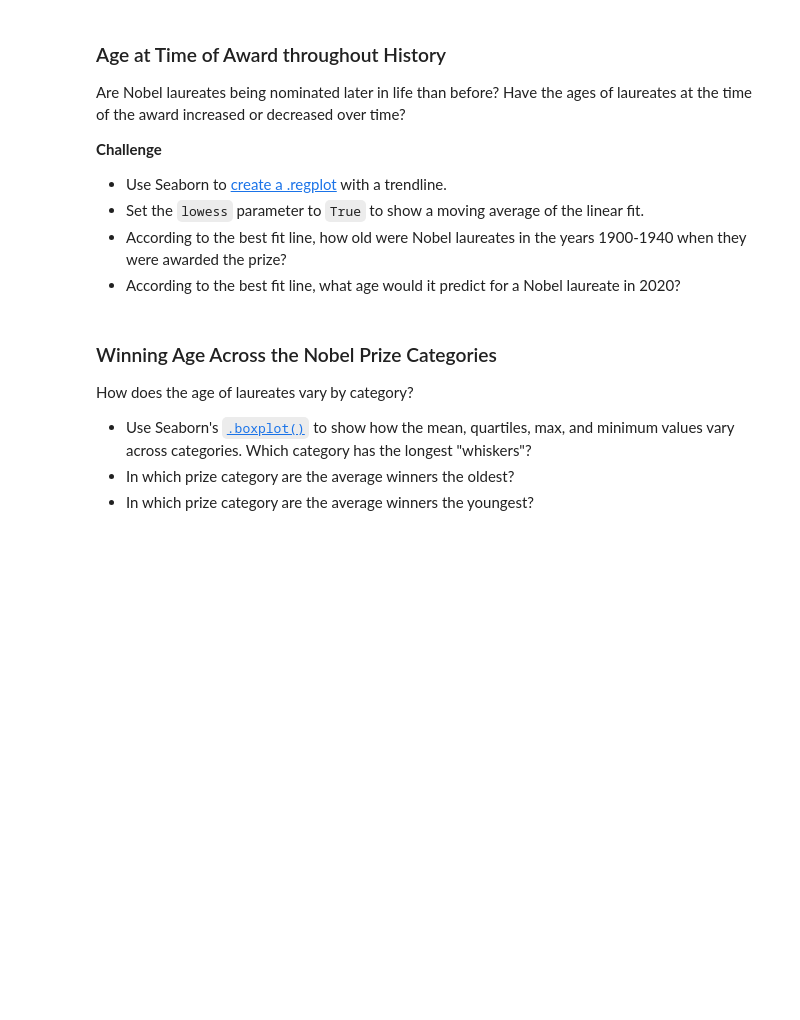
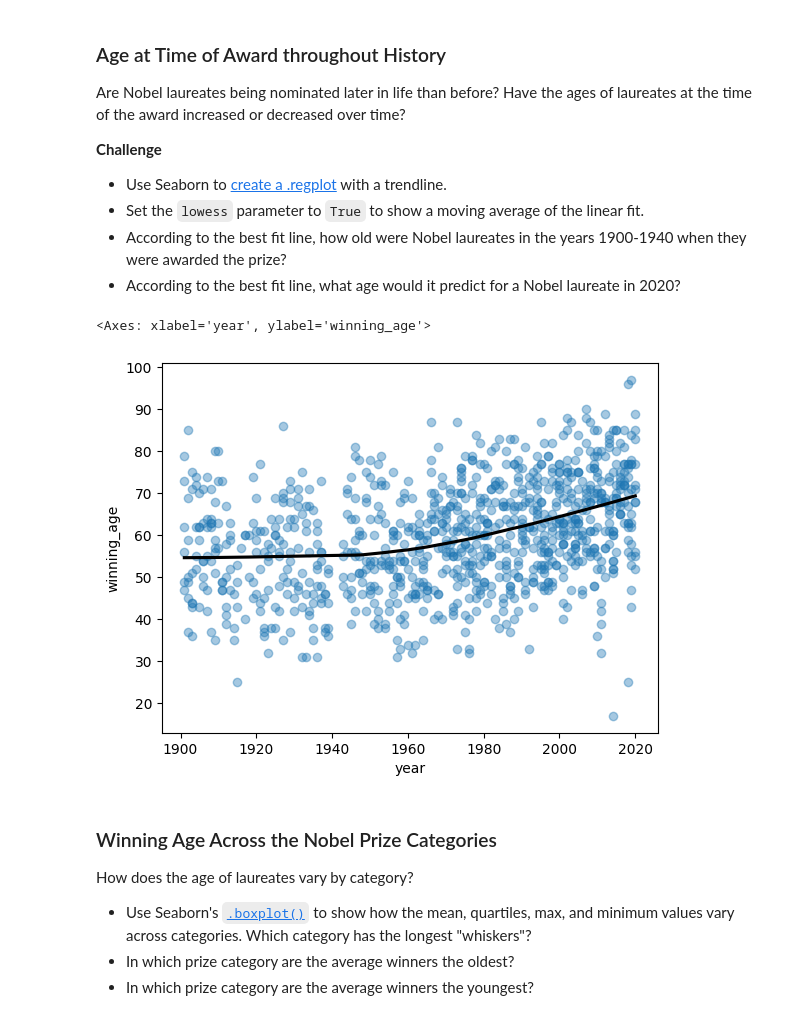
Before and after one commit to J-Bills/day_79, a Jupyter notebook: Nobel+Prize+Analysis+Start/Nobel_Prize_Analysis_(start).ipynb, the cells around one changed output. Saved outputs shown, nothing was run; the diff lists cells and outputs as text; code cells hidden in the pictures; blank space fills up the shorter version.

```diff
--- a/Nobel+Prize+Analysis+Start/Nobel_Prize_Analysis_(start).ipynb
+++ b/Nobel+Prize+Analysis+Start/Nobel_Prize_Analysis_(start).ipynb
@@ -1002,3 +1017,9 @@ Are Nobel laureates being nominated later in life than before? Have the ages of
 * Set the `lowess` parameter to `True` to show a moving average of the linear fit.
 * According to the best fit line, how old were Nobel laureates in the years 1900-1940 when they were awarded the prize?
 * According to the best fit line, what age would it predict for a Nobel laureate in 2020?
+# %%
+sns.regplot(bd_df, x=bd_df.year.dt.year.astype(str).astype(float), y='winning_age', lowess=True, scatter_kws = {'alpha': 0.4},
+                line_kws={'color': 'black'})
+# %% [output]
+<Axes: xlabel='year', ylabel='winning_age'>
+[figure, added]
```
Also changed, not shown: parts of 3 cells of this notebook.
